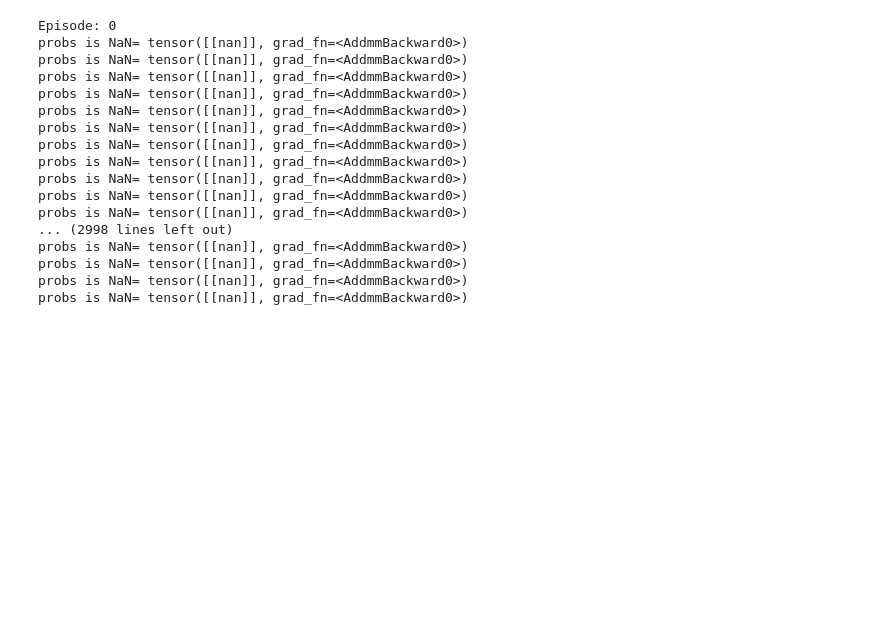
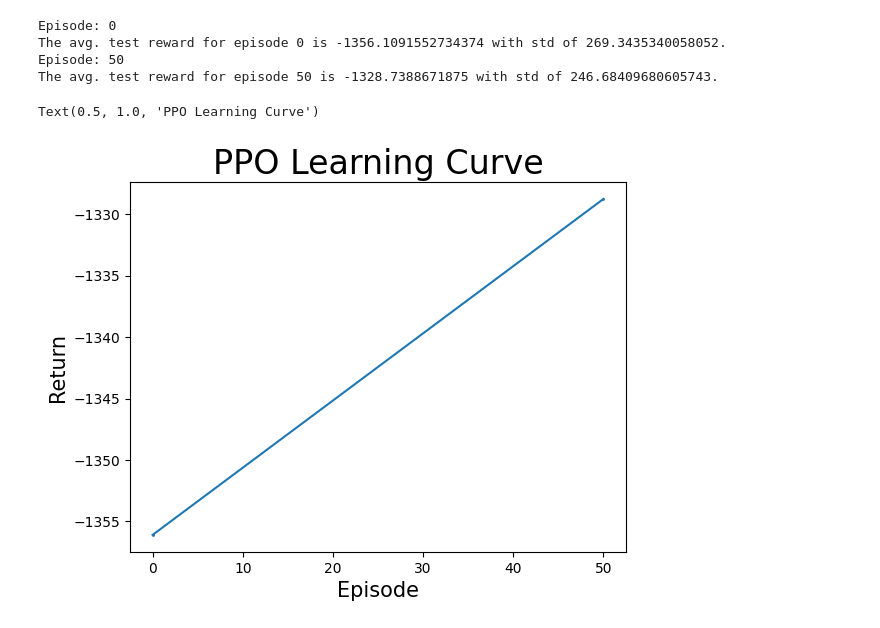
Before and after one commit to AndyPiantoni/ReinforceUs, a Jupyter notebook: PPO_from_scratch_ANDY-tuto-pytorch.ipynb, the cells around one changed output. Saved outputs shown, nothing was run; the diff lists cells and outputs as text; code cells hidden in the pictures; blank space fills up the shorter version.

```diff
--- a/PPO_from_scratch_ANDY-tuto-pytorch.ipynb
+++ b/PPO_from_scratch_ANDY-tuto-pytorch.ipynb
@@ -27,3 +53,6 @@ from torch.distributions import MultivariateNormal
+# %%
+test_actor = ContinuousActor(3, 1)
+action, dist = test_actor.forward(torch.tensor([1, 2, 3], dtype=torch.float32))
 # %%
 # CODE from another notebook
 class NeuralNet(torch.nn.Module):
@@ -221,22 +238,23 @@ def train_PPO(env, policy_net, policy_optimizer, value_net, value_optimizer, num
     return policy_net, value_net
 # %%
 # Define parameter values
-#env_name = 'CartPole-v0' # environment name
+# env_name = 'CartPole-v0' # environment name
 env_name = 'Pendulum-v1' # environment name
 
 #env_name = 'LunarLander-v2' # environment name
-#env_name = 'MountainCar-v0' # environment name
+# env_name = 'MountainCar-v0' # environment name
 #env_name = 'Acrobot-v1' # environment name
 
 
-num_train_ite = 600 # number of training iterations
+num_train_ite = 100 # number of training iterations
 num_seeds = 1 # fit model with 3 different seeds and plot average performance of 3 seeds
 num_epochs = 10 # how many times we iterate the entire training dataset passing through the training
 eval_freq = 50 # run evaluation of policy at each eval_freq trials
 eval_epi_index = num_train_ite//eval_freq # use to create x label for plot
 returns = np.zeros((num_seeds, eval_epi_index))
-gamma = 0.99 # discount factor
+gamma = 0.9 # discount factor
 clip_val = 0.2 # hyperparameter epsilon in clip objective
+entropy_coef = 0.005 # hyperparameter entropy coefficient
 
 # Create the environment.
 env = gym.make(env_name)
@@ -253,8 +271,8 @@ if isinstance(env.observation_space, gym.spaces.Discrete):
 else:
     nS = env.observation_space.shape[0]
 
-policy_lr = 5e-4 # policy network's learning rate
-baseline_lr = 1e-4 # value network's learning rate
+policy_lr = 1e-4 # policy network's learning rate
+baseline_lr = 5e-4 # value network's learning rate
 
 for i in tqdm.tqdm(range(num_seeds)):
     reward_means = []
@@ -263,56 +281,49 @@ for i in tqdm.tqdm(range(num_seeds)):
     if isinstance(env.action_space, gym.spaces.Discrete):
         policy_net = NeuralNet(nS, nA, torch.nn.Softmax()) # Normally this one works with CartPole-v0
     else:
-        policy_net = NeuralNet(nS, nA, torch.nn.Identity())
+        #policy_net = NeuralNet(nS, nA, torch.nn.Identity())
+        policy_net = ContinuousActor(nS, nA)
     policy_net_optimizer = optim.Adam(policy_net.parameters(), lr=policy_lr)
     value_net = NeuralNet(nS, 1, torch.nn.ReLU())
     value_net_optimizer = optim.Adam(value_net.parameters(), lr=baseline_lr)
 
     for m in range(num_train_ite):
         # Train networks with PPO
-        policy_net, value_net = train_PPO(env, policy_net, policy_net_optimizer, value_net, value_net_optimizer, num_epochs, clip_val=clip_val, gamma=gamma)
+        policy_net, value_net = train_PPO(env, policy_net, policy_net_optimizer, value_net, value_net_optimizer, num_epochs, clip_val=clip_val, gamma=gamma, entropy_coef=entropy_coef)
         if m % eval_freq == 0:
             print("Episode: {}".format(m))
             G = np.zeros(20)
             for k in range(20):
                 g = evaluate_policy(env, policy_net)
                 G[k] = g
 
             reward_mean = G.mean()
             reward_sd = G.std()
             print("The avg. test reward for episode {0} is {1} with std of {2}.".format(m, reward_mean, reward_sd))
             reward_means.append(reward_mean)
     returns[i] = np.array(reward_means)
+
+# save the policy network
+torch.save(policy_net.state_dict(), f"policy_net_{env_name}.pt")
 
 
 # Plot the performance over iterations
 x = np.arange(eval_epi_index)*eval_freq
 avg_returns = np.mean(returns, axis=0)
 max_returns = np.max(returns, axis=0)
 min_returns = np.min(returns, axis=0)
 
 plt.fill_between(x, min_returns, max_returns, alpha=0.1)
 plt.plot(x, avg_returns, '-o', markersize=1)
 
 plt.xlabel('Episode', fontsize = 15)
 plt.ylabel('Return', fontsize = 15)
 
 plt.title("PPO Learning Curve", fontsize = 24)
 # %% [output]
 Episode: 0
-probs is NaN= tensor([[nan]], grad_fn=<AddmmBackward0>)
-probs is NaN= tensor([[nan]], grad_fn=<AddmmBackward0>)
-probs is NaN= tensor([[nan]], grad_fn=<AddmmBackward0>)
-probs is NaN= tensor([[nan]], grad_fn=<AddmmBackward0>)
-probs is NaN= tensor([[nan]], grad_fn=<AddmmBackward0>)
-probs is NaN= tensor([[nan]], grad_fn=<AddmmBackward0>)
-probs is NaN= tensor([[nan]], grad_fn=<AddmmBackward0>)
-probs is NaN= tensor([[nan]], grad_fn=<AddmmBackward0>)
-probs is NaN= tensor([[nan]], grad_fn=<AddmmBackward0>)
-probs is NaN= tensor([[nan]], grad_fn=<AddmmBackward0>)
-probs is NaN= tensor([[nan]], grad_fn=<AddmmBackward0>)
-... (2998 lines left out)
-probs is NaN= tensor([[nan]], grad_fn=<AddmmBackward0>)
-probs is NaN= tensor([[nan]], grad_fn=<AddmmBackward0>)
-probs is NaN= tensor([[nan]], grad_fn=<AddmmBackward0>)
-probs is NaN= tensor([[nan]], grad_fn=<AddmmBackward0>)
+The avg. test reward for episode 0 is -1356.1091552734374 with std of 269.3435340058052.
+Episode: 50
+The avg. test reward for episode 50 is -1328.7388671875 with std of 246.68409680605743.
+Text(0.5, 1.0, 'PPO Learning Curve')
+[figure, added]
```
Also changed, not shown: parts of 7 cells of this notebook.
